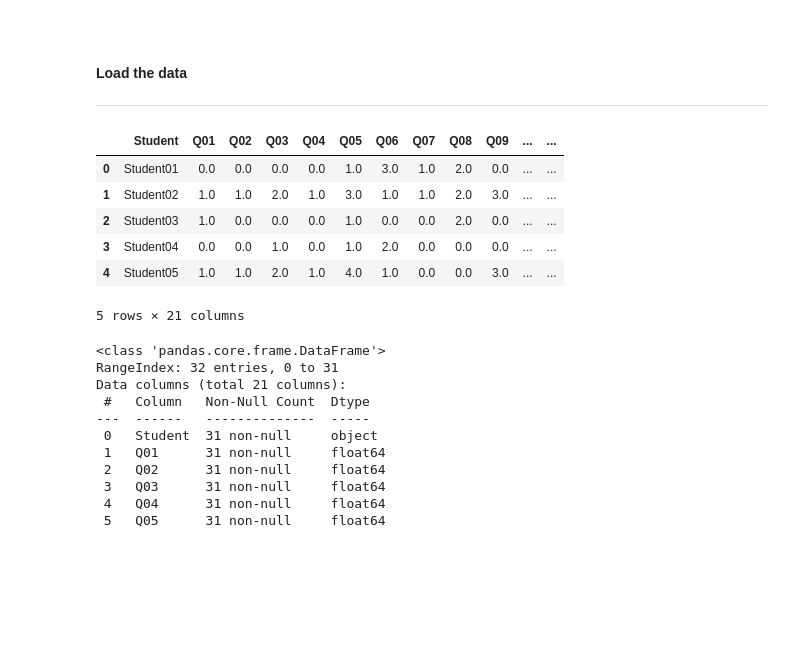
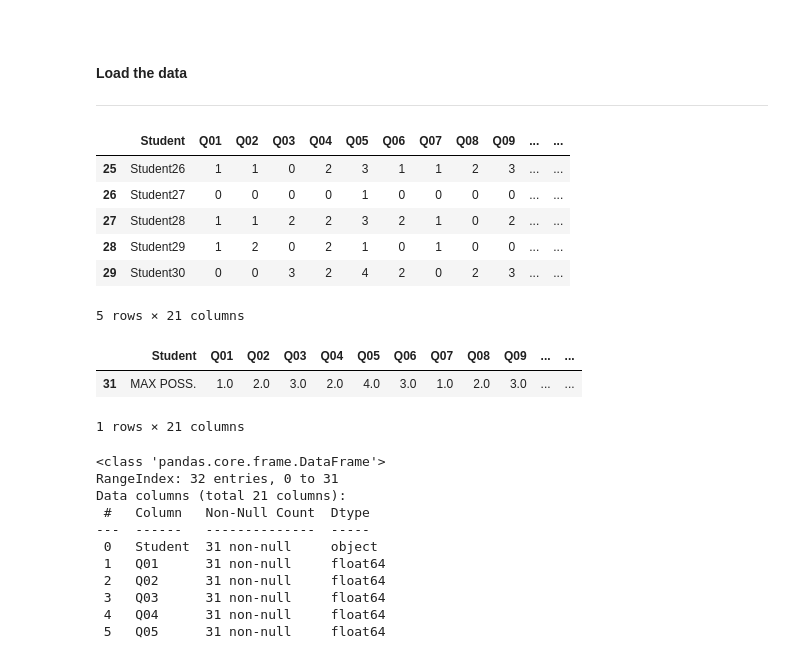
Before and after one commit to olgarozhdestvina/Data-Science-and-Machine-Learning, a Jupyter notebook: Data analytics/Language tests/One test polytomous analysis NRT.ipynb, the cells around one changed output. Cells and saved outputs as stored; diff of their text form; code cells hidden in the pictures; blank space fills up the shorter version.

```diff
--- a/Data analytics/Language tests/One test polytomous analysis NRT.ipynb
+++ b/Data analytics/Language tests/One test polytomous analysis NRT.ipynb
@@ -26,15 +26,23 @@ plt.rcParams['figure.figsize'] = (14,5)
 #### Load the data
 ___
 # %%
-test = pd.read_excel('Data/one_test_polytomous.xlsx')
-test.head()
+test = pd.read_excel('Data/one_test_polytomous.xlsx', nrows=30)
+test.tail()
 # %% [output]
 |  | Student | Q01 | Q02 | Q03 | Q04 | Q05 | Q06 | Q07 | Q08 | Q09 | ... | ... |
-| 0 | Student01 | 0.0 | 0.0 | 0.0 | 0.0 | 1.0 | 3.0 | 1.0 | 2.0 | 0.0 | ... | ... |
-| 1 | Student02 | 1.0 | 1.0 | 2.0 | 1.0 | 3.0 | 1.0 | 1.0 | 2.0 | 3.0 | ... | ... |
-| 2 | Student03 | 1.0 | 0.0 | 0.0 | 0.0 | 1.0 | 0.0 | 0.0 | 2.0 | 0.0 | ... | ... |
-| 3 | Student04 | 0.0 | 0.0 | 1.0 | 0.0 | 1.0 | 2.0 | 0.0 | 0.0 | 0.0 | ... | ... |
-| 4 | Student05 | 1.0 | 1.0 | 2.0 | 1.0 | 4.0 | 1.0 | 0.0 | 0.0 | 3.0 | ... | ... |
+| 25 | Student26 | 1 | 1 | 0 | 2 | 3 | 1 | 1 | 2 | 3 | ... | ... |
+| 26 | Student27 | 0 | 0 | 0 | 0 | 1 | 0 | 0 | 0 | 0 | ... | ... |
+| 27 | Student28 | 1 | 1 | 2 | 2 | 3 | 2 | 1 | 0 | 2 | ... | ... |
+| 28 | Student29 | 1 | 2 | 0 | 2 | 1 | 0 | 1 | 0 | 0 | ... | ... |
+| 29 | Student30 | 0 | 0 | 3 | 2 | 4 | 2 | 0 | 2 | 3 | ... | ... |
 5 rows × 21 columns
+# %%
+results = pd.read_excel('Data/one_test_polytomous.xlsx')
+max_score = results.iloc[-1:]
+max_score
+# %% [output]
+|  | Student | Q01 | Q02 | Q03 | Q04 | Q05 | Q06 | Q07 | Q08 | Q09 | ... | ... |
+| 31 | MAX POSS. | 1.0 | 2.0 | 3.0 | 2.0 | 4.0 | 3.0 | 1.0 | 2.0 | 3.0 | ... | ... |
+1 rows × 21 columns
 # %%
 # check the dataset info
```
Also changed, not shown: parts of 22 cells of this notebook, 5 other files.
